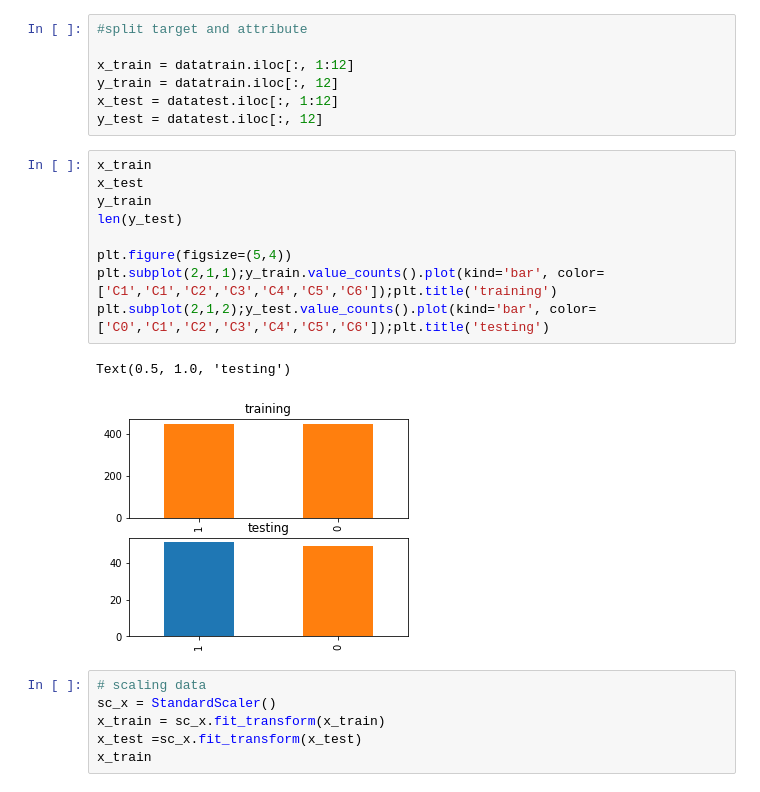
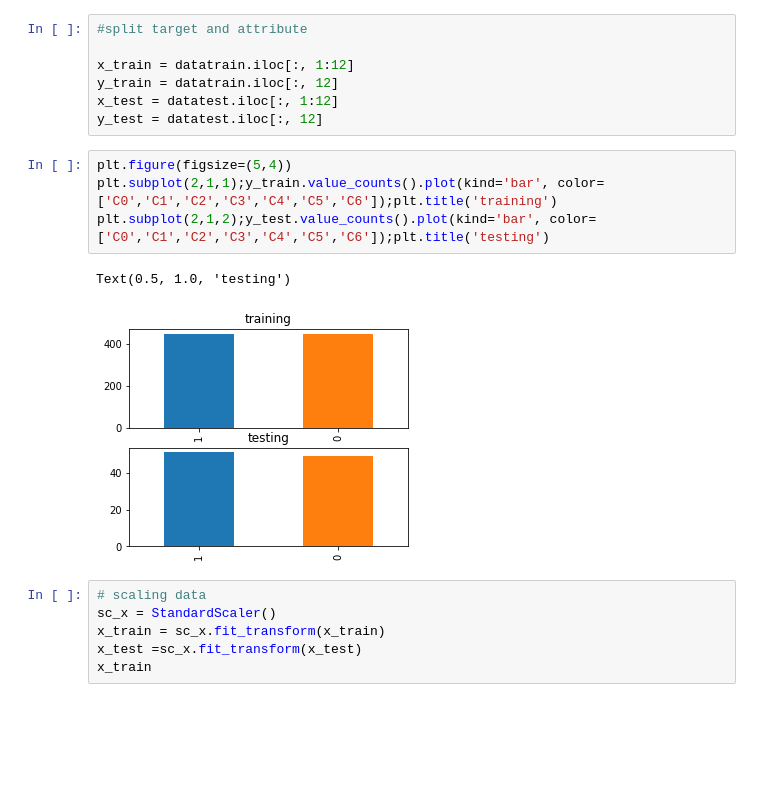
Before and after one commit to HuzainAzis/knn-cv, a Jupyter notebook: sourcecode.ipynb, the cells around one changed output. Drawn from its saved outputs; the diff is of its cells as text; blank space fills up the shorter version.

```diff
--- a/sourcecode.ipynb
+++ b/sourcecode.ipynb
@@ -59,17 +55,12 @@ y_train = datatrain.iloc[:, 12]
 x_test = datatest.iloc[:, 1:12]
 y_test = datatest.iloc[:, 12]
 # %%
-x_train
-x_test
-y_train
-len(y_test)
-
 plt.figure(figsize=(5,4))
-plt.subplot(2,1,1);y_train.value_counts().plot(kind='bar', color=['C1','C1','C2','C3','C4','C5','C6']);plt.title('training')
+plt.subplot(2,1,1);y_train.value_counts().plot(kind='bar', color=['C0','C1','C2','C3','C4','C5','C6']);plt.title('training')
 plt.subplot(2,1,2);y_test.value_counts().plot(kind='bar', color=['C0','C1','C2','C3','C4','C5','C6']);plt.title('testing')
 # %% [output]
 Text(0.5, 1.0, 'testing')
-[figure, old version]
+[figure, new version]
 # %%
 # scaling data
 sc_x = StandardScaler()
```
Also changed, not shown: parts of 4 cells of this notebook.
